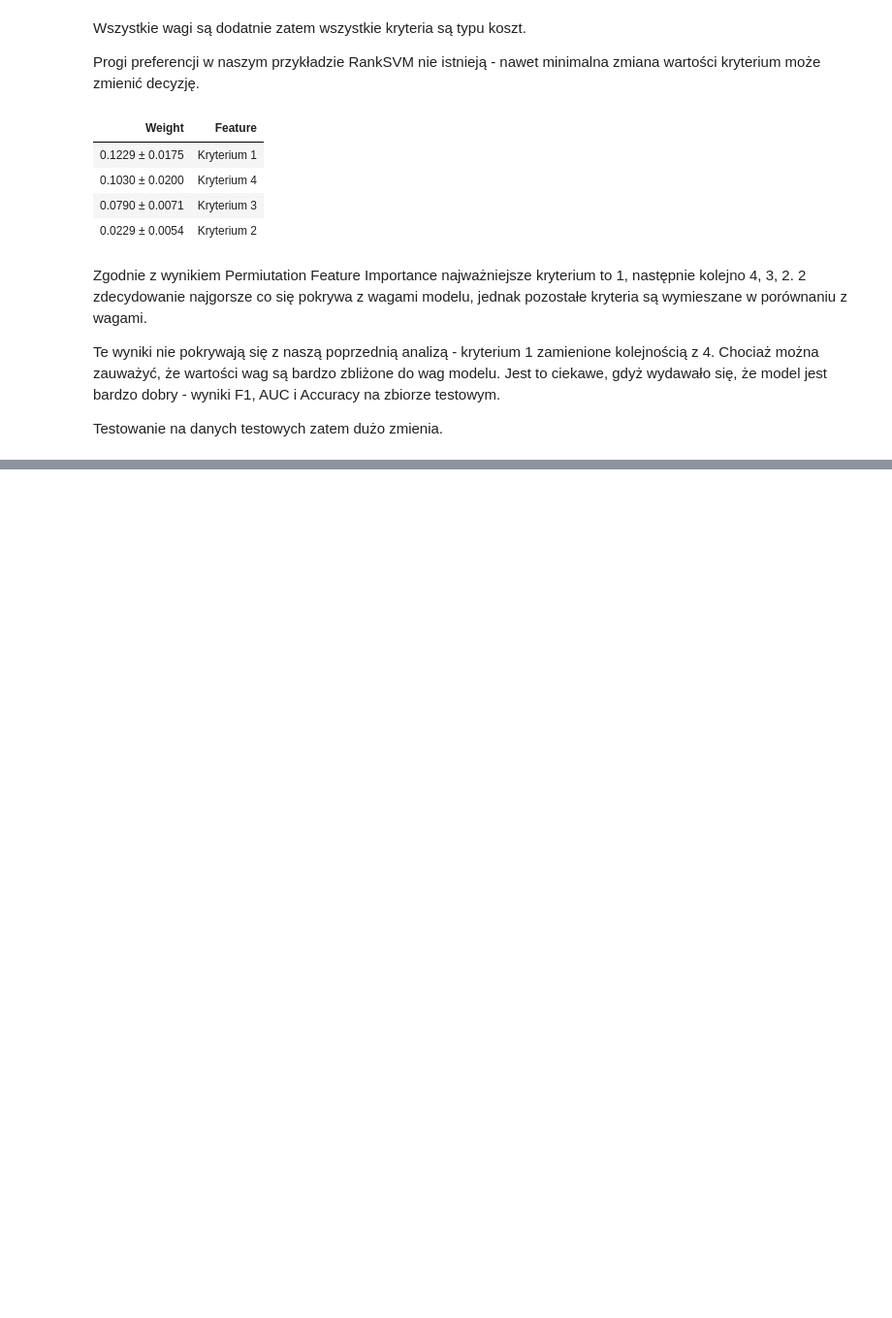
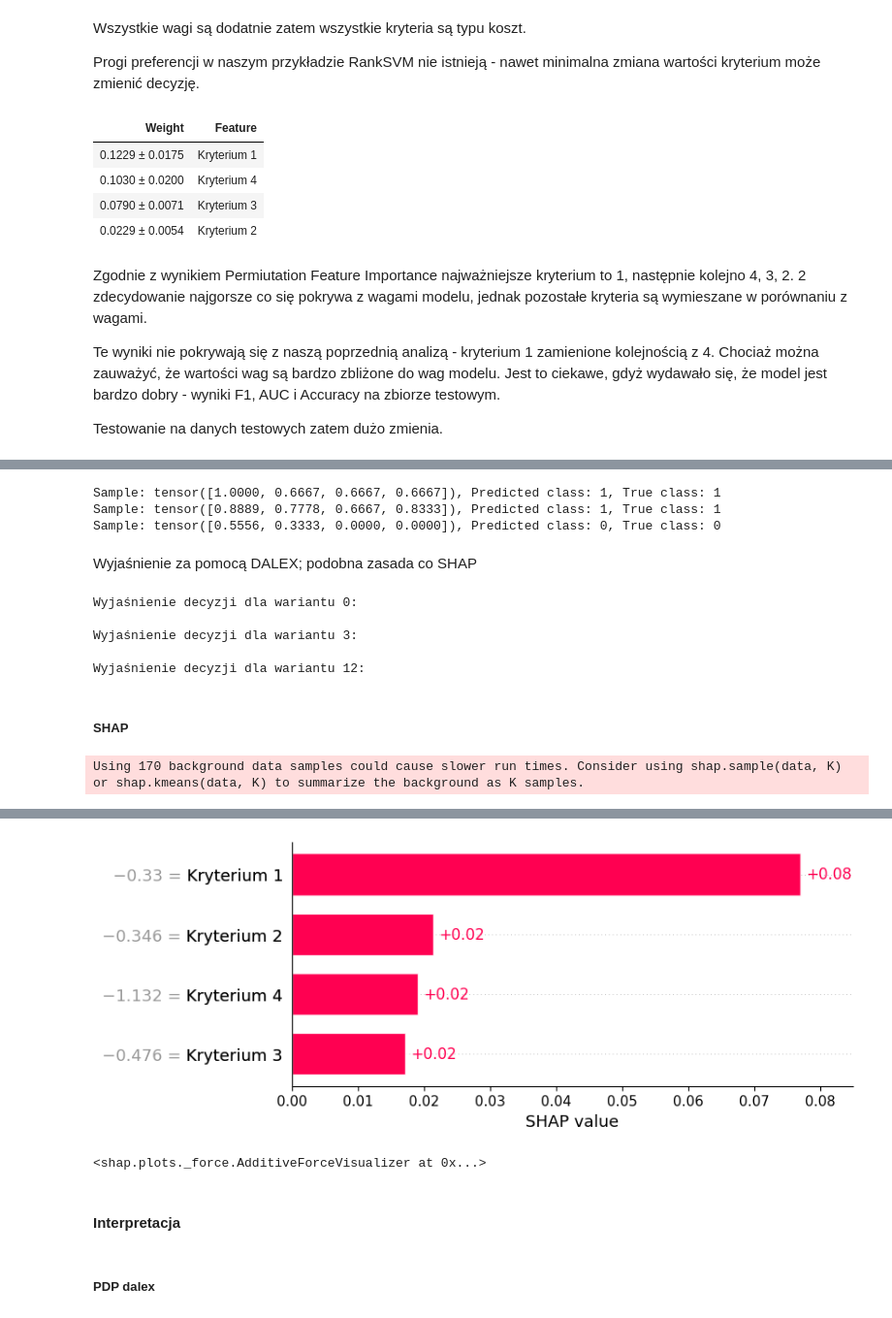
Before and after one commit to MarceloTrapano/ISWD, a Jupyter notebook: Project_5/PreferenceLearning.ipynb, the cells around one changed output, grey strips where cells are left out. Shown at 97% size. Drawn from its saved outputs; the diff is of its cells as text; code cells hidden in the pictures; blank space fills up the shorter version.

```diff
--- a/Project_5/PreferenceLearning.ipynb
+++ b/Project_5/PreferenceLearning.ipynb
@@ -689,0 +706,10 @@ Testowanie na danych testowych zatem dużo zmienia.
+# %%
+# Create model and train
+uta = Uta(num_criteria, 30)
+model = NormLayer(uta, num_criteria)
+(
+    best_acc,
+    best_auc,
+    stats_train,
+    stats_test,
+) = Train(model, train_dataloader, test_dataloader, PATH, epoch_nr=200,lr =0.0001,slope_decrease=True)
@@ -689,0 +890,62 @@ Testowanie na danych testowych zatem dużo zmienia.
+# %%
+for i, sample in enumerate(X_samples):
+    print(f"Sample: {sample}, Predicted class: {y_pred_test[i]}, True class: {y_samples[i]}")
+    # pred = wrapped_model.predict(X_test[indices[i]])
+    # print(f"out_test: {out_test[i]}, Predicted class: {pred}") # czy to samo test - tak
+# %% [output]
+Sample: tensor([1.0000, 0.6667, 0.6667, 0.6667]), Predicted class: 1, True class: 1
+Sample: tensor([0.8889, 0.7778, 0.6667, 0.8333]), Predicted class: 1, True class: 1
+Sample: tensor([0.5556, 0.3333, 0.0000, 0.0000]), Predicted class: 0, True class: 0
+# %% [markdown]
+Wyjaśnienie za pomocą DALEX; podobna zasada co SHAP
+# %%
+X_samples = X_test[indices]
+
+for idx, x in zip(indices, X_samples):
+    print(f"\nWyjaśnienie decyzji dla wariantu {idx}:")
+
+    # Reshapik
+    x_reshaped = x.reshape(1, -1)
+
+    explanation = explainer.predict_parts(x_reshaped, type='break_down')
+
+    explanation.plot()
+# %% [output]
+Wyjaśnienie decyzji dla wariantu 0:
+
+Wyjaśnienie decyzji dla wariantu 3:
+
+Wyjaśnienie decyzji dla wariantu 12:
+# %% [markdown]
+##### SHAP
+# %%
+import shap
+
+indices = [0, 3, 12]  # Wybrane indeksy do analizy
+curr_index = 0  # Indeks aktualnie analizowanego przykładu - niestety w 1 komórce się nie wyświetla kilka razy force_plot
+
+# Zamiana modelu na funkcję predykcji zwracającą numpy
+def model_predict(X):
+    X_tensor = torch.tensor(X, dtype=torch.float32)
+    with torch.no_grad():
+        out = model(X_tensor).cpu().numpy()
+    return out
+
+shap_explainer = shap.KernelExplainer(model_predict, X_train)
+
+# Wybrane przykłady
+X_samples = X_test[indices]
+
+shap_values = shap_explainer.shap_values(X_samples)
+
+shap.initjs()
+
+shap.plots.bar(shap.Explanation(
+    values=shap_values[0],           # wartości SHAP dla pierwszej próbki
+    base_values=shap_explainer.expected_value,
+    data=x_diff_scaled,              # oryginalne dane wejściowe próbki (np. X_test[indices[0]])
+    feature_names=feature_names
+))
+shap.force_plot(shap_explainer.expected_value, shap_values[curr_index], X_samples[curr_index], feature_names=feature_names)
+# %% [output]
+Using 170 background data samples could cause slower run times. Consider using shap.sample(data, K) or shap.kmeans(data, K) to summarize the background as K samples.
@@ -689,0 +953,6 @@ Testowanie na danych testowych zatem dużo zmienia.
+[figure, added]
+<shap.plots._force.AdditiveForceVisualizer at 0x...>
+# %% [markdown]
+#### Interpretacja
+# %% [markdown]
+##### PDP dalex
```
Also changed, not shown: parts of 25 cells of this notebook, 8 other files.
